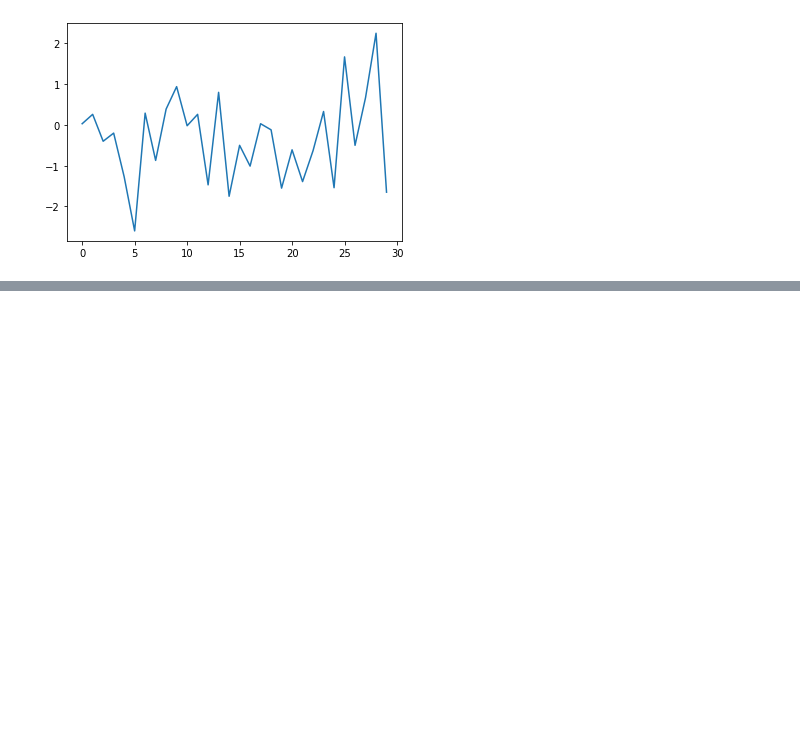
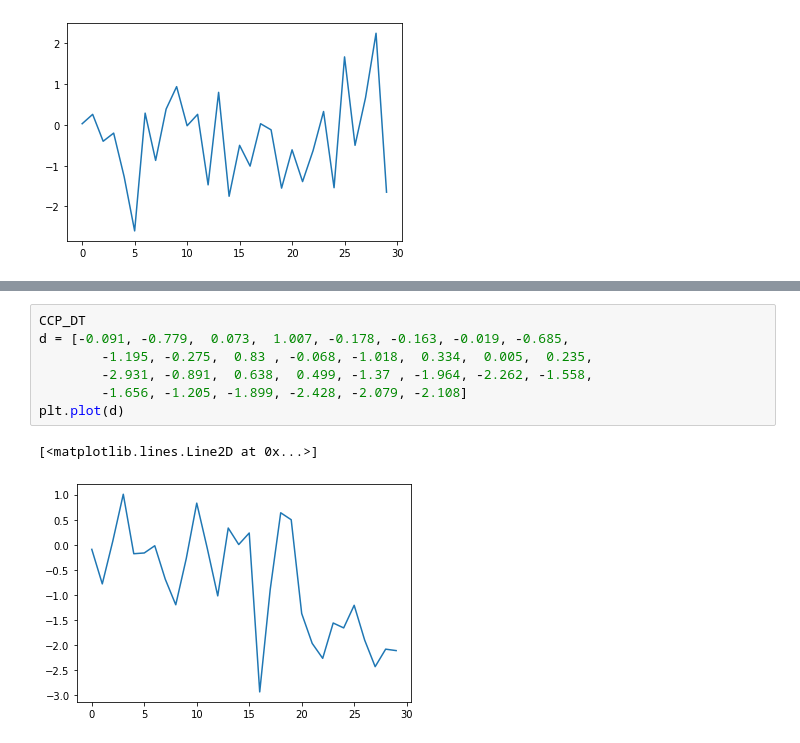
Before and after one commit to shiunru/M10821053, a Jupyter notebook: montecarlo.ipynb, the cells around one changed output, grey strips where cells are left out. Saved outputs shown, nothing was run; the diff lists cells and outputs as text; blank space fills up the shorter version.

```diff
--- a/montecarlo.ipynb
+++ b/montecarlo.ipynb
@@ -126,0 +43,10 @@ CCP_DT_DS
+# %%
+CCP_DT
+d = [-0.091, -0.779,  0.073,  1.007, -0.178, -0.163, -0.019, -0.685,
+        -1.195, -0.275,  0.83 , -0.068, -1.018,  0.334,  0.005,  0.235,
+        -2.931, -0.891,  0.638,  0.499, -1.37 , -1.964, -2.262, -1.558,
+        -1.656, -1.205, -1.899, -2.428, -2.079, -2.108]
+plt.plot(d)
+# %% [output]
+[<matplotlib.lines.Line2D at 0x...>]
+[figure, added]
```
Also changed, not shown: parts of 25 cells of this notebook, 2 other files.
